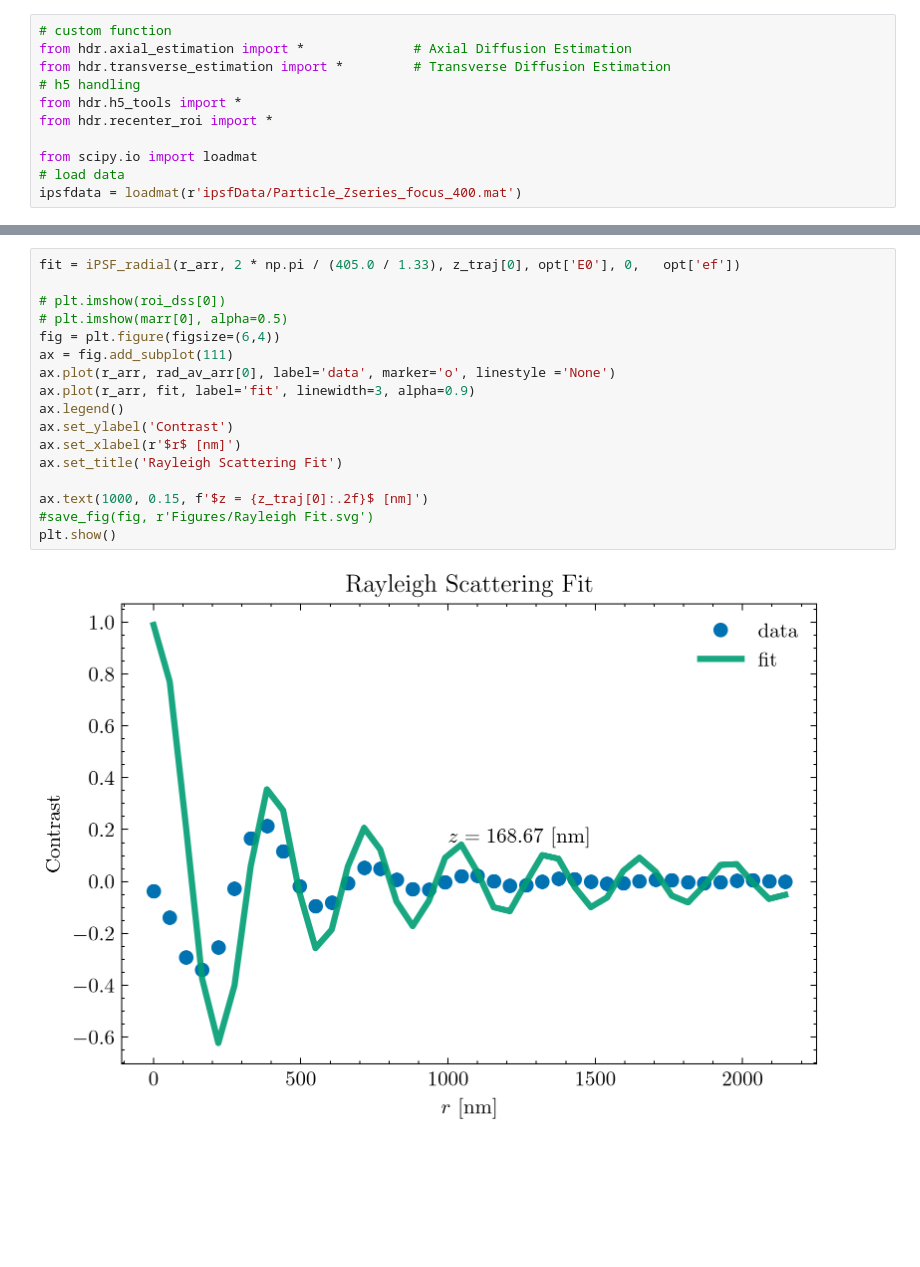
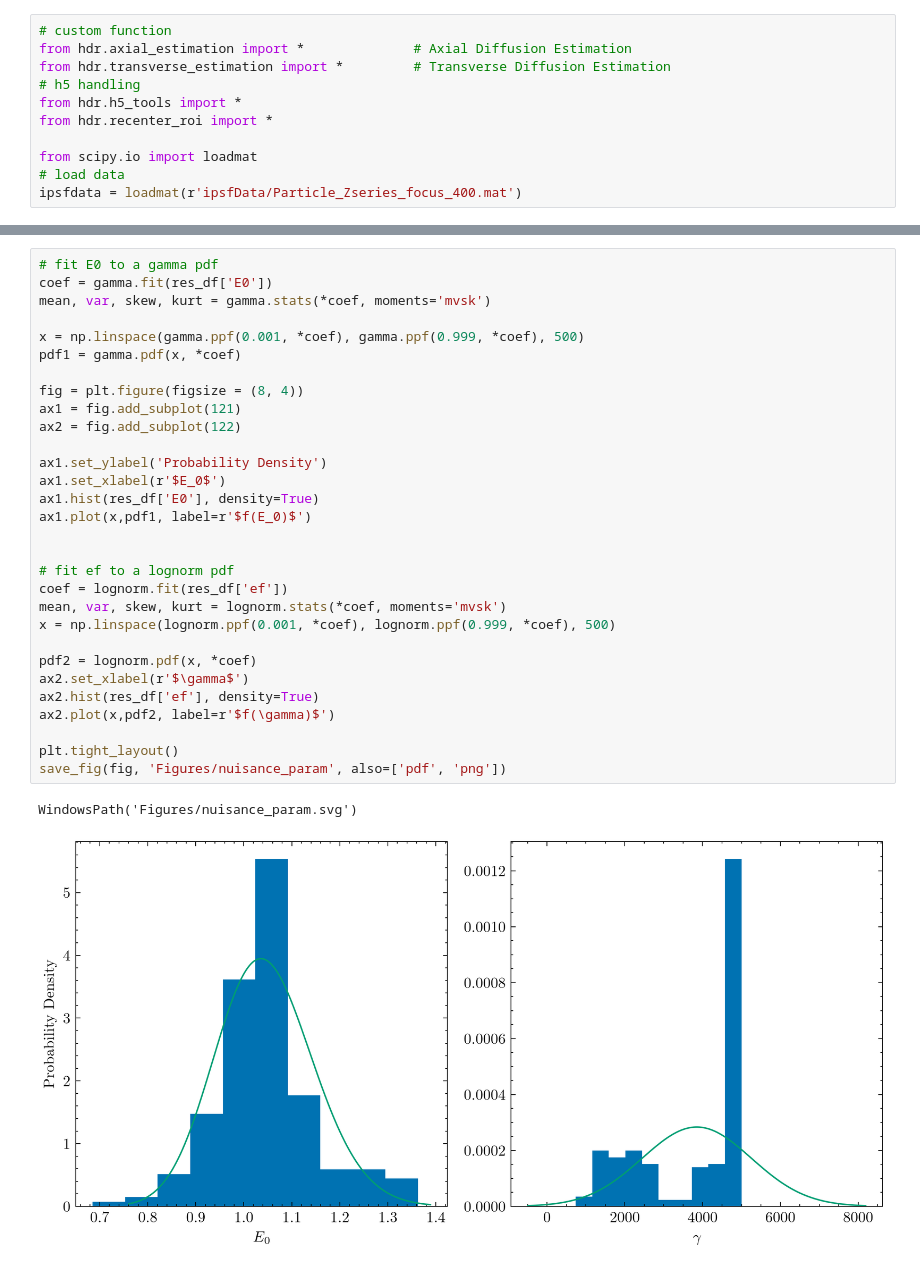
Before and after one commit to sinuose/mj_MASc_2026, a Jupyter notebook: Python/figures_all.ipynb, the cells around one changed output, grey strips where cells are left out. Drawn from its saved outputs; the diff is of its cells as text; blank space fills up the shorter version.

```diff
--- a/Python/figures_all.ipynb
+++ b/Python/figures_all.ipynb
@@ -818,19 +850,33 @@ plt.plot(ipsfdata['z_vec'][0,:])
-# %%
-fit = iPSF_radial(r_arr, 2 * np.pi / (405.0 / 1.33), z_traj[0], opt['E0'], 0,   opt['ef'])
-
-# plt.imshow(roi_dss[0])
-# plt.imshow(marr[0], alpha=0.5)
-fig = plt.figure(figsize=(6,4))
-ax = fig.add_subplot(111)
-ax.plot(r_arr, rad_av_arr[0], label='data', marker='o', linestyle ='None')
-ax.plot(r_arr, fit, label='fit', linewidth=3, alpha=0.9)
-ax.legend()
-ax.set_ylabel('Contrast')
-ax.set_xlabel(r'$r$ [nm]')
-ax.set_title('Rayleigh Scattering Fit')
-
-ax.text(1000, 0.15, f'$z = {z_traj[0]:.2f}$ [nm]')
-#save_fig(fig, r'Figures/Rayleigh Fit.svg')
-plt.show()
-# %% [output]
-[figure, removed]
+# %%
+# fit E0 to a gamma pdf
+coef = gamma.fit(res_df['E0'])
+mean, var, skew, kurt = gamma.stats(*coef, moments='mvsk')
+
+x = np.linspace(gamma.ppf(0.001, *coef), gamma.ppf(0.999, *coef), 500)
+pdf1 = gamma.pdf(x, *coef)
+
+fig = plt.figure(figsize = (8, 4))
+ax1 = fig.add_subplot(121)
+ax2 = fig.add_subplot(122)
+
+ax1.set_ylabel('Probability Density')
+ax1.set_xlabel(r'$E_0$')
+ax1.hist(res_df['E0'], density=True)
+ax1.plot(x,pdf1, label=r'$f(E_0)$')
+
+
+# fit ef to a lognorm pdf
+coef = lognorm.fit(res_df['ef'])
+mean, var, skew, kurt = lognorm.stats(*coef, moments='mvsk')
+x = np.linspace(lognorm.ppf(0.001, *coef), lognorm.ppf(0.999, *coef), 500)
+
+pdf2 = lognorm.pdf(x, *coef)
+ax2.set_xlabel(r'$\gamma$')
+ax2.hist(res_df['ef'], density=True)
+ax2.plot(x,pdf2, label=r'$f(\gamma)$')
+
+plt.tight_layout()
+save_fig(fig, 'Figures/nuisance_param', also=['pdf', 'png'])
+# %% [output]
+WindowsPath('Figures/nuisance_param.svg')
+[figure, added]
```
Also changed, not shown: parts of 14 cells of this notebook, 22 other files.
